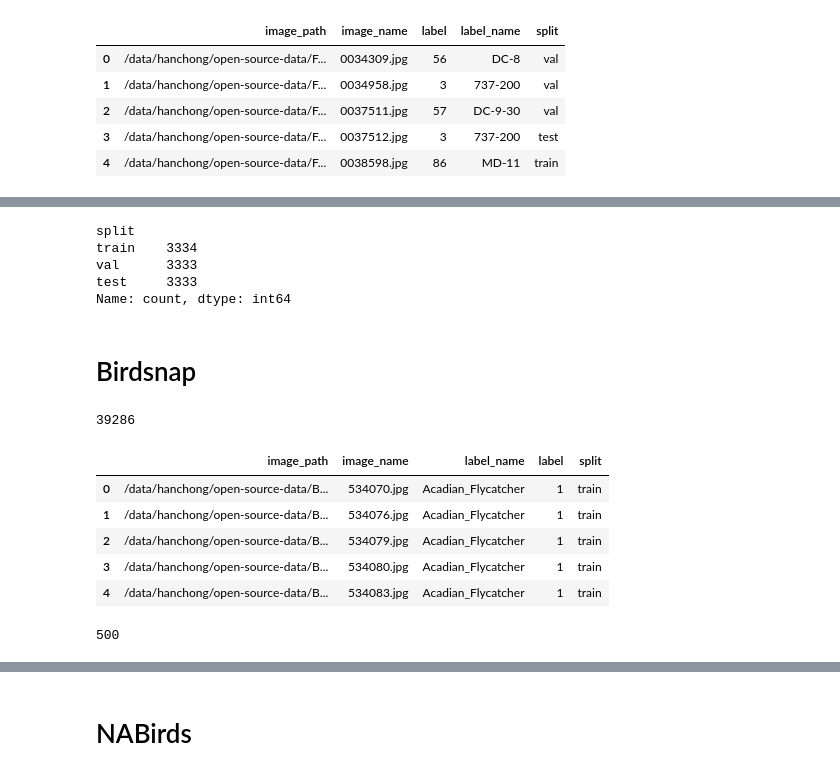
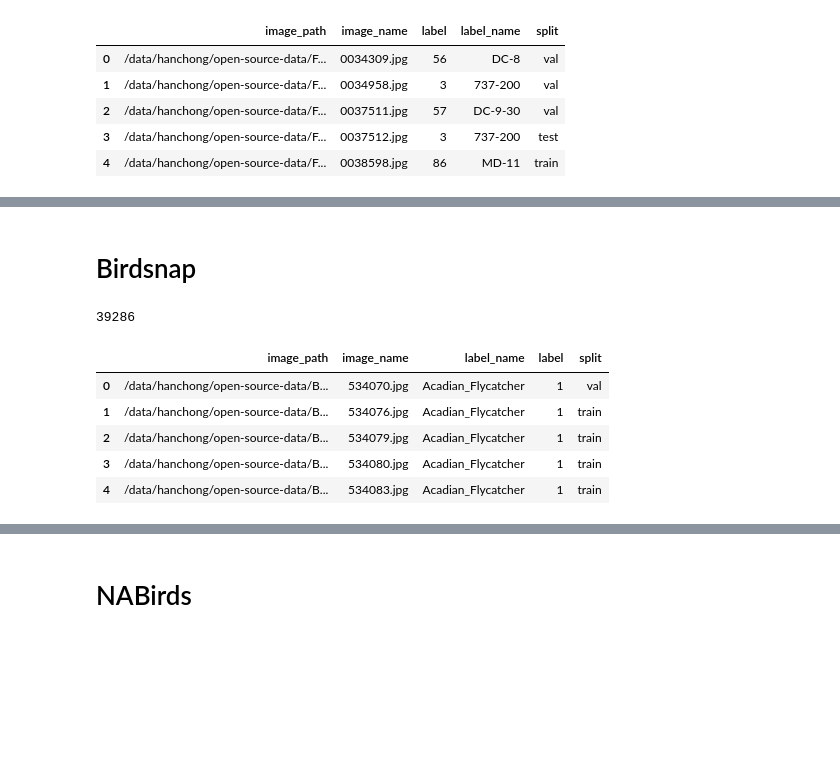
Before and after one commit to ChuaHanChong/Fine-Grained-Recognition-Using-Pretrained-Self-Supervised-Models, a Jupyter notebook: data-preparation-1.ipynb, the cells around one changed output, grey strips where cells are left out. Saved outputs shown, nothing was run; the diff lists cells and outputs as text; code cells hidden in the pictures; blank space fills up the shorter version.

```diff
--- a/data-preparation.ipynb
+++ b/data-preparation-1.ipynb
@@ -19,7 +20,7 @@ split_mapping = {}
 for i in setid["trnid"].flatten().tolist():
     split_mapping[i] = "train"
 for i in setid["valid"].flatten().tolist():
-    split_mapping[i] = "valid"
+    split_mapping[i] = "val"
 for i in setid["tstid"].flatten().tolist():
     split_mapping[i] = "test"
 
@@ -278,7 +259,7 @@ train_df = pd.DataFrame(
     }
 ).merge(train_df, on="image_name")
 
-test_df_2 = pd.DataFrame(
+test_df = pd.DataFrame(
     {
         "image_path": test_paths,
         "image_name": [path.name for path in test_paths],
@@ -287,6 +268,9 @@ test_df_2 = pd.DataFrame(
 
 df = pd.concat([train_df, test_df], ignore_index=True)
 
+val_df = df[df["split"] == "train"].groupby("label").sample(n=5, random_state=42)
+df.loc[val_df.index, "split"] = "val"
+
 print(len(df))
 df.head()
 # %% [output]
@@ -327,3 +284,29 @@ Name: count, dtype: int64
+# %%
+output_folder = Path("/data/hanchong/open-source-data/Stanford_Cars/processed-data")
+output_folder.mkdir(parents=True, exist_ok=True)
+
+df[['label', 'label_name']].drop_duplicates().sort_values(by='label').to_csv(output_folder / "labels.txt", index=False, header=False)
+df['split'].value_counts().rename('count').reset_index().to_csv(output_folder / "split-counts.csv", index=False)
+
+for split in ['train', 'val', 'test']:
+    _df = df[df['split'] == split]
+    _df.to_csv(output_folder / f"df_{split}.csv", index=False)
+    _df.groupby(['label', 'label_name']).size().rename('count').reset_index().sort_values(by='label').to_csv(output_folder / f"category-counts_{split}.csv", index=False)
+
+    split_output_folder = output_folder / split
+    split_output_folder.mkdir(parents=True, exist_ok=True)
+
+    for _, row in tqdm(_df.iterrows(), total=len(_df)):
+        if split == 'test':
+            output_path = split_output_folder / row['image_name']
+        else:
+            output_path = split_output_folder / str(row['label']) / row['image_name']
+            output_path.parent.mkdir(parents=True, exist_ok=True)
+
+        if output_path.exists():
+            continue
+
+        output_path.symlink_to(row['image_path'])
 # %% [markdown]
 # FGVC Aircraft
 # %%
@@ -338,16 +321,16 @@ df = pd.DataFrame(
 )
 
 label_name_mapping = {}
-with open("/data/hanchong/open-source-data/FGCV_Aircraft/raw-data/data/variants.txt") as f:
+with open("/data/hanchong/open-source-data/FGVC_Aircraft/raw-data/data/variants.txt") as f:
     for index, line in enumerate(f.readlines()):
         label_name = line.strip()
         label_name_mapping[label_name] = index + 1
 
 data_list = []
 for path, split in [
-    ("/data/hanchong/open-source-data/FGCV_Aircraft/raw-data/data/images_variant_train.txt", "train"),
-    ("/data/hanchong/open-source-data/FGCV_Aircraft/raw-data/data/images_variant_val.txt", "val"),
-    ("/data/hanchong/open-source-data/FGCV_Aircraft/raw-data/data/images_variant_test.txt", "test"),
+    ("/data/hanchong/open-source-data/FGVC_Aircraft/raw-data/data/images_variant_train.txt", "train"),
+    ("/data/hanchong/open-source-data/FGVC_Aircraft/raw-data/data/images_variant_val.txt", "val"),
+    ("/data/hanchong/open-source-data/FGVC_Aircraft/raw-data/data/images_variant_test.txt", "test"),
 ]:
     with open(path) as f:
         for line in f.readlines():
@@ -361,7 +344,6 @@ for path, split in [
                 }
             )
 
-
 df = pd.merge(df, pd.DataFrame(data_list), on="image_name")
 
 print(len(df))
@@ -397,8 +358,0 @@ Name: count, Length: 100, dtype: int64
-# %%
-df["split"].value_counts()
-# %% [output]
-split
-train    3334
-val      3333
-test     3333
-Name: count, dtype: int64
@@ -407,39 +387,38 @@ Name: count, dtype: int64
 # %%
 paths = Path("/data/hanchong/open-source-data/Birdsnap/raw-data/images").rglob("*.jpg")
 paths = sorted(paths)
 
 split_mapping = {}
 with open("/data/hanchong/open-source-data/Birdsnap/birdsnap/test_images.txt") as f:
     for line in f.readlines()[1:]:
         image_name = line.strip()
         split_mapping[image_name] = "test"
 
 df = pd.DataFrame(
     {
         "image_path": paths,
         "image_name": [path.name for path in paths],
         "label_name": [path.parent.name for path in paths],
     }
 )
 
 label_name_mapping = {}
 for index, label_name in enumerate(sorted(df["label_name"].unique())):
     label_name_mapping[label_name] = index + 1
 
 df["label"] = df["label_name"].apply(lambda x: label_name_mapping[x])
 df["split"] = df.apply(lambda x: split_mapping.get(f"{x['label_name']}/{x['image_name']}", "train"), axis=1)
 
+val_df = df[df["split"] == "train"].groupby("label").sample(n=5, random_state=42)
+df.loc[val_df.index, "split"] = "val"
+
 print(len(df))
 df.head()
 # %% [output]
 39286
 |  | image_path | image_name | label_name | label | split |
-| 0 | /data/hanchong/open-source-data/B... | 534070.jpg | Acadian_Flycatcher | 1 | train |
+| 0 | /data/hanchong/open-source-data/B... | 534070.jpg | Acadian_Flycatcher | 1 | val |
 | 1 | /data/hanchong/open-source-data/B... | 534076.jpg | Acadian_Flycatcher | 1 | train |
 | 2 | /data/hanchong/open-source-data/B... | 534079.jpg | Acadian_Flycatcher | 1 | train |
 | 3 | /data/hanchong/open-source-data/B... | 534080.jpg | Acadian_Flycatcher | 1 | train |
 | 4 | /data/hanchong/open-source-data/B... | 534083.jpg | Acadian_Flycatcher | 1 | train |
-# %%
-df["label"].nunique()
-# %% [output]
-500
```
Also changed, not shown: parts of 43 cells of this notebook, 1 other file.
